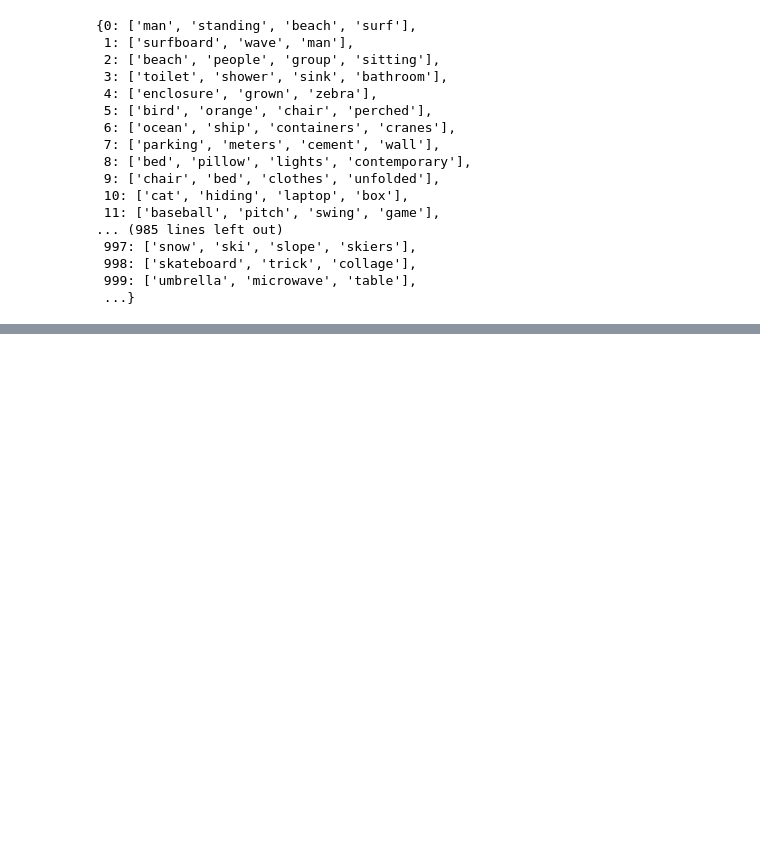
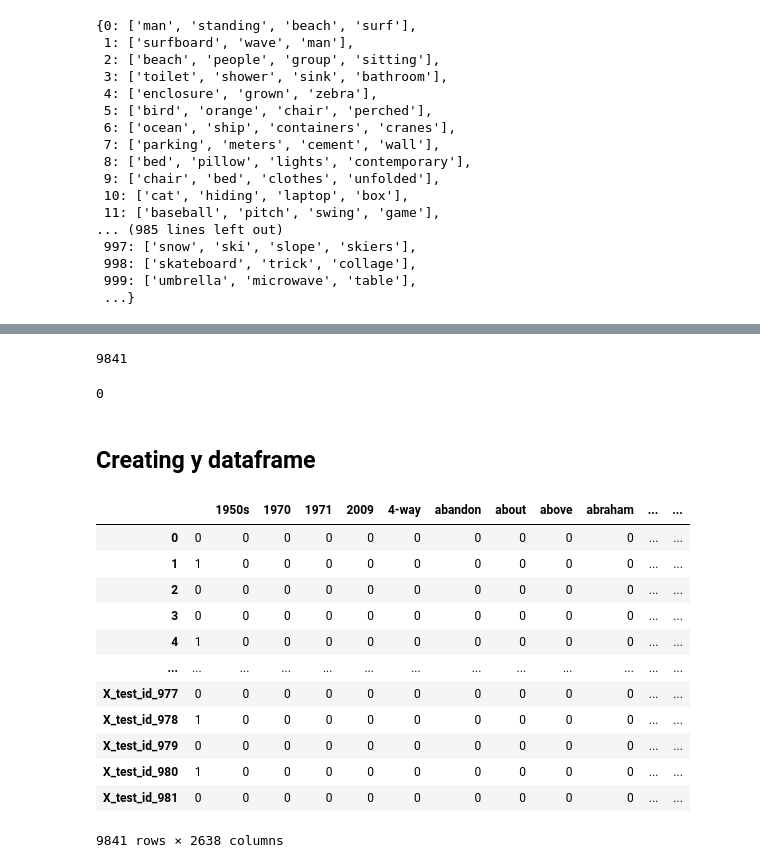
Before and after one commit to nik-bond/MindSee, a Jupyter notebook: model/ChatGPT_output_processing.ipynb, the cells around one changed output, grey strips where cells are left out. Saved outputs shown, nothing was run; the diff lists cells and outputs as text; code cells hidden in the pictures; blank space fills up the shorter version.

```diff
--- a/model/ChatGPT_output_processing.ipynb
+++ b/model/ChatGPT_output_processing.ipynb
@@ -98,0 +618,10 @@ len(X_train_output_words_list)
+# %%
+final_dictionary = {}
+unique_index_id = []
+values_list = []
+
+for key, value in four_value_X_train.items():
+    keys = key
+    values = value
+    unique_index_id.append(keys)
+    values_list.append(values)
@@ -98,0 +636,6 @@ len(X_train_output_words_list)
+# %%
+for key, value in four_value_X_test.items():
+    keys = 'X_test_id_' + str(key)
+    values = value
+    unique_index_id.append(keys)
+    values_list.append(values)
@@ -98,0 +654,4 @@ len(X_train_output_words_list)
+# %%
+for values_list, unique_index_id in zip(values_list,unique_index_id):
+
+    final_dictionary[unique_index_id] = values_list
@@ -98,0 +678,37 @@ len(X_train_output_words_list)
+# %%
+len(final_dictionary)
+# %% [output]
+9841
+# %%
+count = 0
+for key, value in final_dictionary.items():
+    if len(value) < 4:
+        count += 1
+print(count)
+# %% [output]
+0
+# %% [markdown]
+## Creating y dataframe
+# %%
+key_list = pd.Series(list((final_dictionary).values()))
+mlb = MultiLabelBinarizer()
+y_dataframe = pd.DataFrame(mlb.fit_transform(key_list),
+                           columns=mlb.classes_,
+#                            index=unique_index_id.index)
+                   index=list((final_dictionary).keys()))
+# %%
+y_dataframe
+# %% [output]
+|  |  | 1950s | 1970 | 1971 | 2009 | 4-way | abandon | about | above | abraham | ... | ... |
+| 0 | 0 | 0 | 0 | 0 | 0 | 0 | 0 | 0 | 0 | 0 | ... | ... |
+| 1 | 1 | 0 | 0 | 0 | 0 | 0 | 0 | 0 | 0 | 0 | ... | ... |
+| 2 | 0 | 0 | 0 | 0 | 0 | 0 | 0 | 0 | 0 | 0 | ... | ... |
+| 3 | 0 | 0 | 0 | 0 | 0 | 0 | 0 | 0 | 0 | 0 | ... | ... |
+| 4 | 1 | 0 | 0 | 0 | 0 | 0 | 0 | 0 | 0 | 0 | ... | ... |
+| ... | ... | ... | ... | ... | ... | ... | ... | ... | ... | ... | ... | ... |
+| X_test_id_977 | 0 | 0 | 0 | 0 | 0 | 0 | 0 | 0 | 0 | 0 | ... | ... |
+| X_test_id_978 | 1 | 0 | 0 | 0 | 0 | 0 | 0 | 0 | 0 | 0 | ... | ... |
+| X_test_id_979 | 0 | 0 | 0 | 0 | 0 | 0 | 0 | 0 | 0 | 0 | ... | ... |
+| X_test_id_980 | 1 | 0 | 0 | 0 | 0 | 0 | 0 | 0 | 0 | 0 | ... | ... |
+| X_test_id_981 | 0 | 0 | 0 | 0 | 0 | 0 | 0 | 0 | 0 | 0 | ... | ... |
+9841 rows × 2638 columns
```
Also changed, not shown: parts of 107 cells of this notebook, 3 other files.
